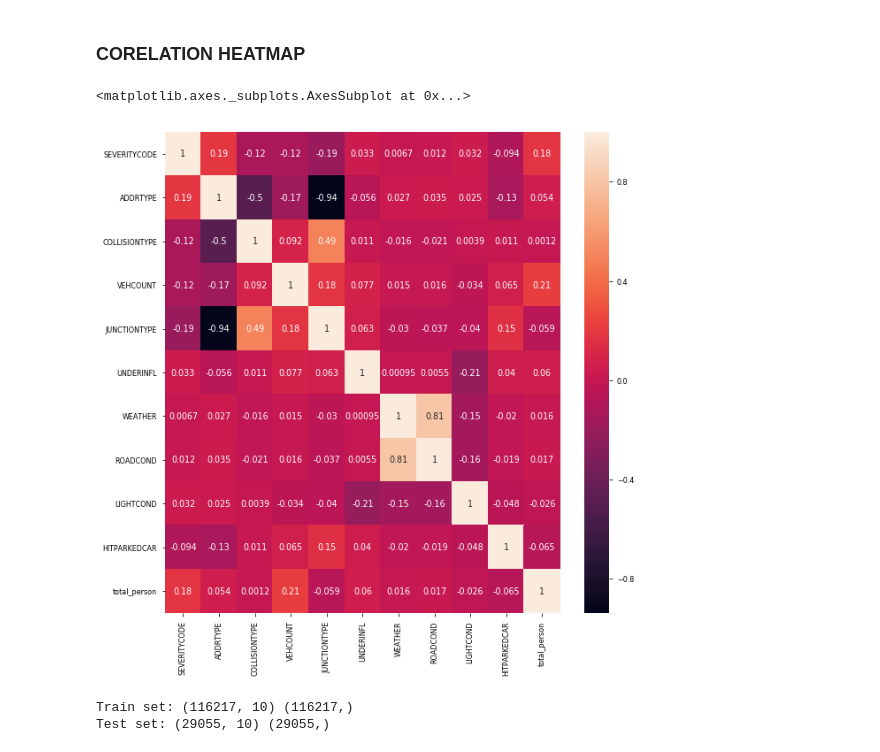
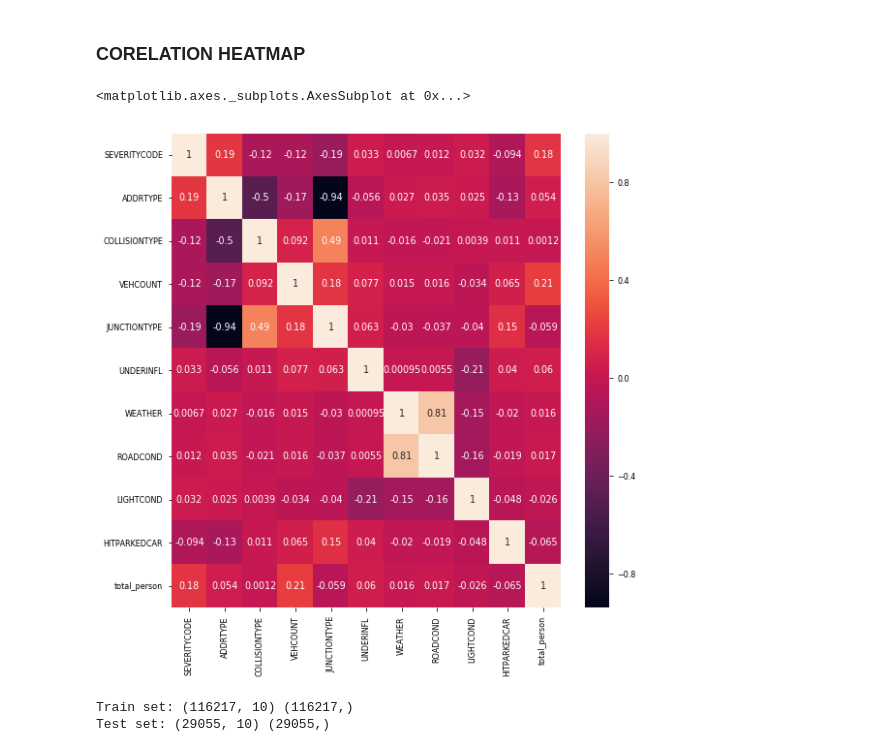
Before and after one commit to varunpatel07/Coursera_Capstone, a Jupyter notebook: accident severity_final.ipynb, the cells around one changed output. Cells and saved outputs as stored; diff of their text form; code cells hidden in the pictures.

```diff
--- a/accident severity_final.ipynb
+++ b/accident severity_final.ipynb
@@ -517,11 +517,11 @@ df.head()
 # %% [markdown]
 ### CORELATION HEATMAP
 # %%
-plt.figure(figsize=(10,10))
+plt.figure(figsize=(9,9))
 sns.heatmap(df.corr(),annot=True)
 # %% [output]
 <matplotlib.axes._subplots.AxesSubplot at 0x...>
-[figure, old version]
+[figure, new version]
 # %%
 #SEPRATING FEATURES AND LABEL IN DIFFERENT VARIABLES
 X=np.asarray(df.iloc[:,1:])
```
Also changed, not shown: parts of 1 cell of this notebook, 1 other file.
